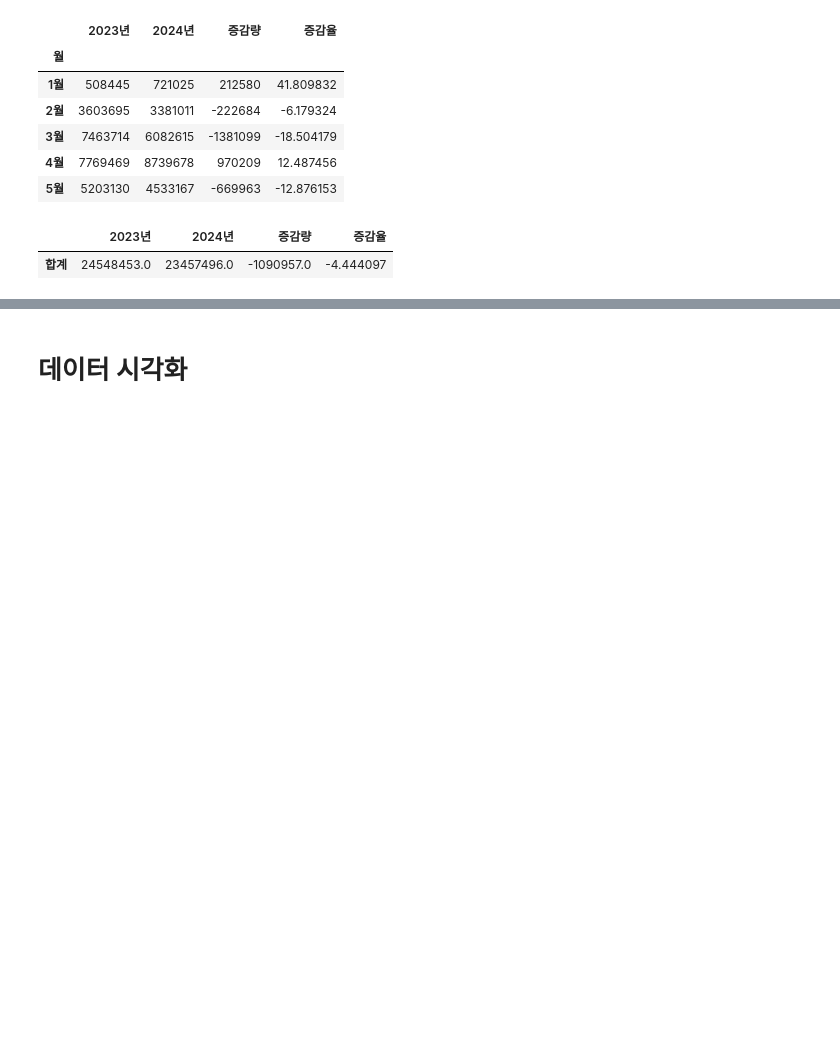
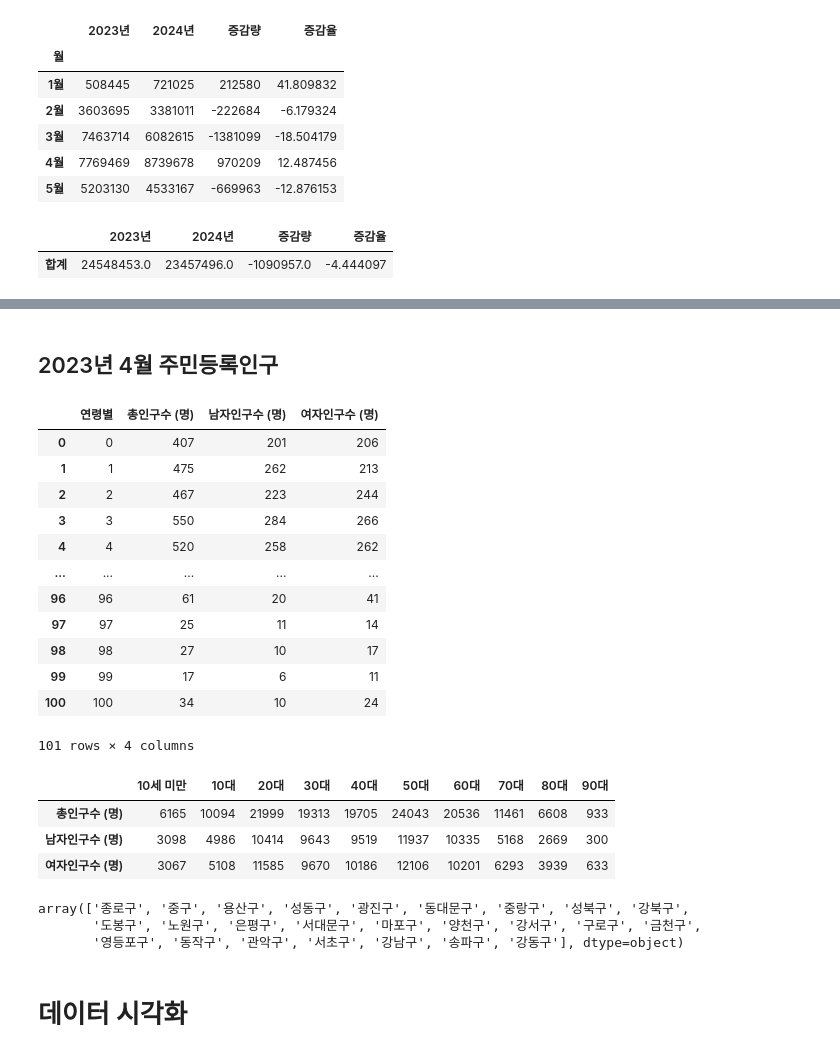
Before and after one commit to LeeShawnhun/bigdata_termproject, a Jupyter notebook: 빅데이터분석(가)_텀프로젝트.ipynb, the cells around one changed output, grey strips where cells are left out. Saved outputs shown, nothing was run; the diff lists cells and outputs as text; code cells hidden in the pictures; blank space fills up the shorter version.

```diff
--- a/빅데이터분석(가)_텀프로젝트.ipynb
+++ b/빅데이터분석(가)_텀프로젝트.ipynb
@@ -164,7 +166,9 @@ pd.read_csv("./data/서울시 따릉이대여소 마스터 정보.csv", encoding
 # %% [markdown]
 ## 2023년 4월 주민등록인구
 # %%
-pd.read_csv("./data/인구 데이터/2023년_4월_주민등록인구.csv", encoding="cp949")
+ppl_2023 = pd.read_csv("./data/인구 데이터/2023년_4월_주민등록인구.csv", encoding="cp949")
+
+ppl_2023
 # %% [output]
 |  | 행정구역(시군구)별 | 연령별 | 총인구수 (명) | 남자인구수 (명) | 여자인구수 (명) |
 | 0 | 서울특별시 | 계 | 9422710 | 4563512 | 4859198 |
@@ -264,0 +348,44 @@ temp
+# %% [markdown]
+## 2023년 4월 주민등록인구
+# %%
+ppl_2023 = ppl_2023[ppl_2023["행정구역(시군구)별"] != "서울특별시"].reset_index(drop=True)
+ppl_2023 = ppl_2023[ppl_2023["연령별"] != "계"].reset_index(drop=True)
+# %%
+pattern = r"(\d+)"
+
+ppl_2023['연령별'] = ppl_2023['연령별'].str.extract(pattern).astype(int)
+# %%
+temp = ppl_2023[ppl_2023["행정구역(시군구)별"] == "종로구"]
+temp = temp.drop("행정구역(시군구)별", axis = 1)
+
+temp_df = pd.DataFrame()
+
+for j in range(10):
+    temp2 = temp.iloc[10 * j : 10 * j + 10].sum().to_frame()
+    temp_df = pd.concat([temp_df, temp2], axis = 1)
+
+temp_df = temp_df.drop("연령별")
+temp_df.columns = ["10세 미만", "10대", "20대", "30대", "40대", "50대", "60대", "70대", "80대", "90대"]
+# %%
+temp
+# %% [output]
+|  | 연령별 | 총인구수 (명) | 남자인구수 (명) | 여자인구수 (명) |
+| 0 | 0 | 407 | 201 | 206 |
+| 1 | 1 | 475 | 262 | 213 |
+| 2 | 2 | 467 | 223 | 244 |
+| 3 | 3 | 550 | 284 | 266 |
+| 4 | 4 | 520 | 258 | 262 |
+| ... | ... | ... | ... | ... |
+| 96 | 96 | 61 | 20 | 41 |
+| 97 | 97 | 25 | 11 | 14 |
+| 98 | 98 | 27 | 10 | 17 |
+| 99 | 99 | 17 | 6 | 11 |
+| 100 | 100 | 34 | 10 | 24 |
+101 rows × 4 columns
+# %%
+temp_df
+# %% [output]
+|  | 10세 미만 | 10대 | 20대 | 30대 | 40대 | 50대 | 60대 | 70대 | 80대 | 90대 |
+| 총인구수 (명) | 6165 | 10094 | 21999 | 19313 | 19705 | 24043 | 20536 | 11461 | 6608 | 933 |
+| 남자인구수 (명) | 3098 | 4986 | 10414 | 9643 | 9519 | 11937 | 10335 | 5168 | 2669 | 300 |
+| 여자인구수 (명) | 3067 | 5108 | 11585 | 9670 | 10186 | 12106 | 10201 | 6293 | 3939 | 633 |
@@ -265,3 +394,10 @@ temp
+# %%
+for i in gu:
+    temp = ppl_2023[ppl_2023["행정구역(시군구)별"] == i]
+# %% [output]
+array(['종로구', '중구', '용산구', '성동구', '광진구', '동대문구', '중랑구', '성북구', '강북구',
+       '도봉구', '노원구', '은평구', '서대문구', '마포구', '양천구', '강서구', '구로구', '금천구',
+       '영등포구', '동작구', '관악구', '서초구', '강남구', '송파구', '강동구'], dtype=object)
 # %% [markdown]
 # 데이터 시각화
 # %% [markdown]
```
Also changed, not shown: parts of 21 cells of this notebook, 1 other file.
